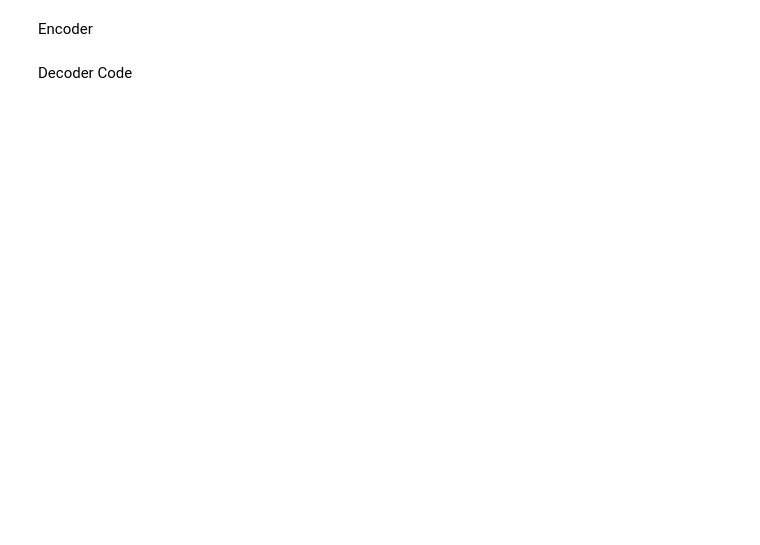
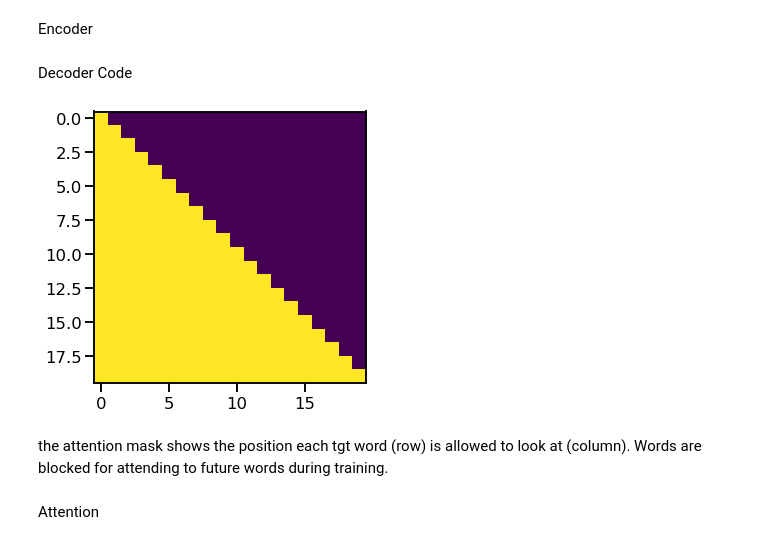
Before and after one commit to zesameri/pytorch-tutorial, a Jupyter notebook: attention.ipynb, the cells around one changed output. Saved outputs shown, nothing was run; the diff lists cells and outputs as text; code cells hidden in the pictures; blank space fills up the shorter version.

```diff
--- a/attention.ipynb
+++ b/attention.ipynb
@@ -97,0 +136,16 @@ Decoder Code
+# %%
+def subsequent_mask(size):
+    "Mask out subsequent positions."
+    attn_shape = (1, size, size)
+    subsequent_mask = np.triu(np.ones(attn_shape), k=1).astype('uint8')
+    return torch.from_numpy(subsequent_mask) == 0
+# %%
+plt.figure(figsize=(5,5))
+plt.imshow(subsequent_mask(20)[0])
+None
+# %% [output]
+[figure, added]
+# %% [markdown]
+the attention mask shows the position each tgt word (row) is allowed to look at (column). Words are blocked for attending to future words during training.
+# %% [markdown]
+Attention
```
Also changed, not shown: parts of 19 cells of this notebook, 2 other files.
